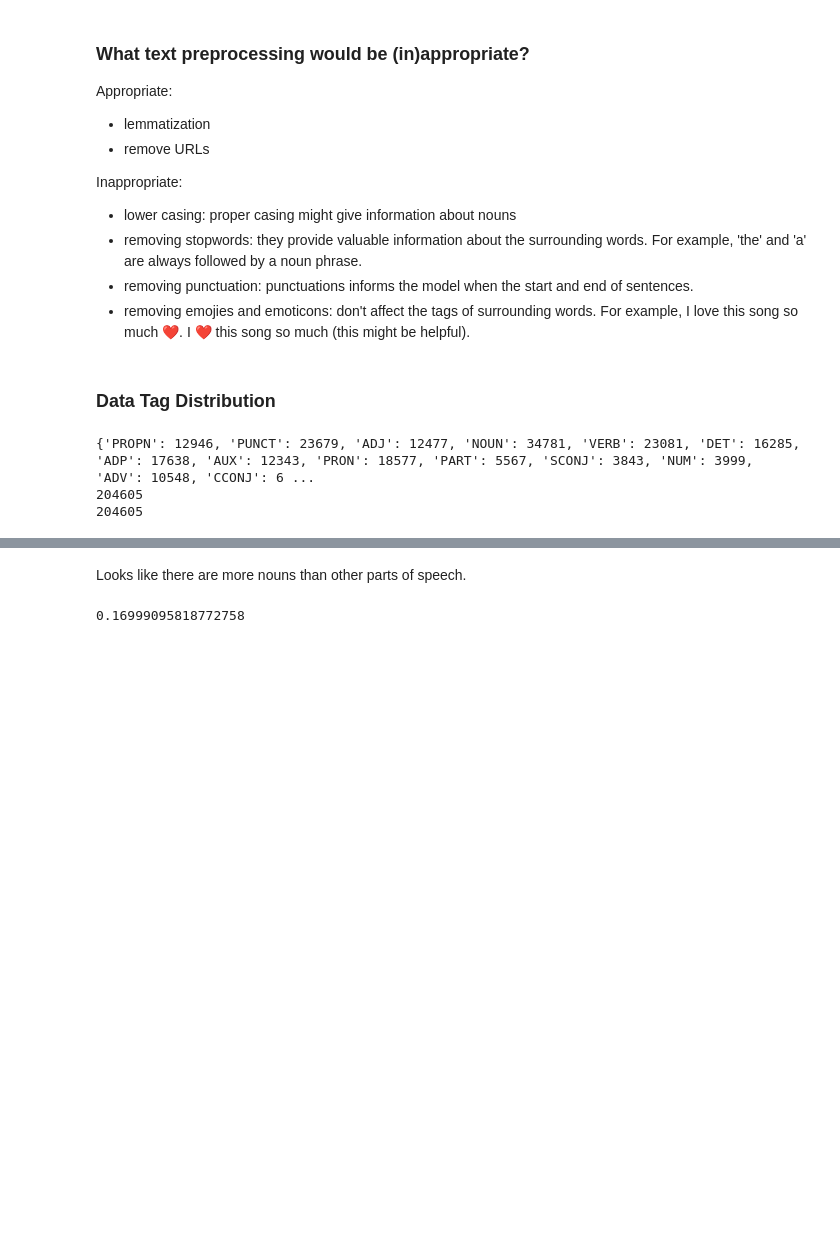
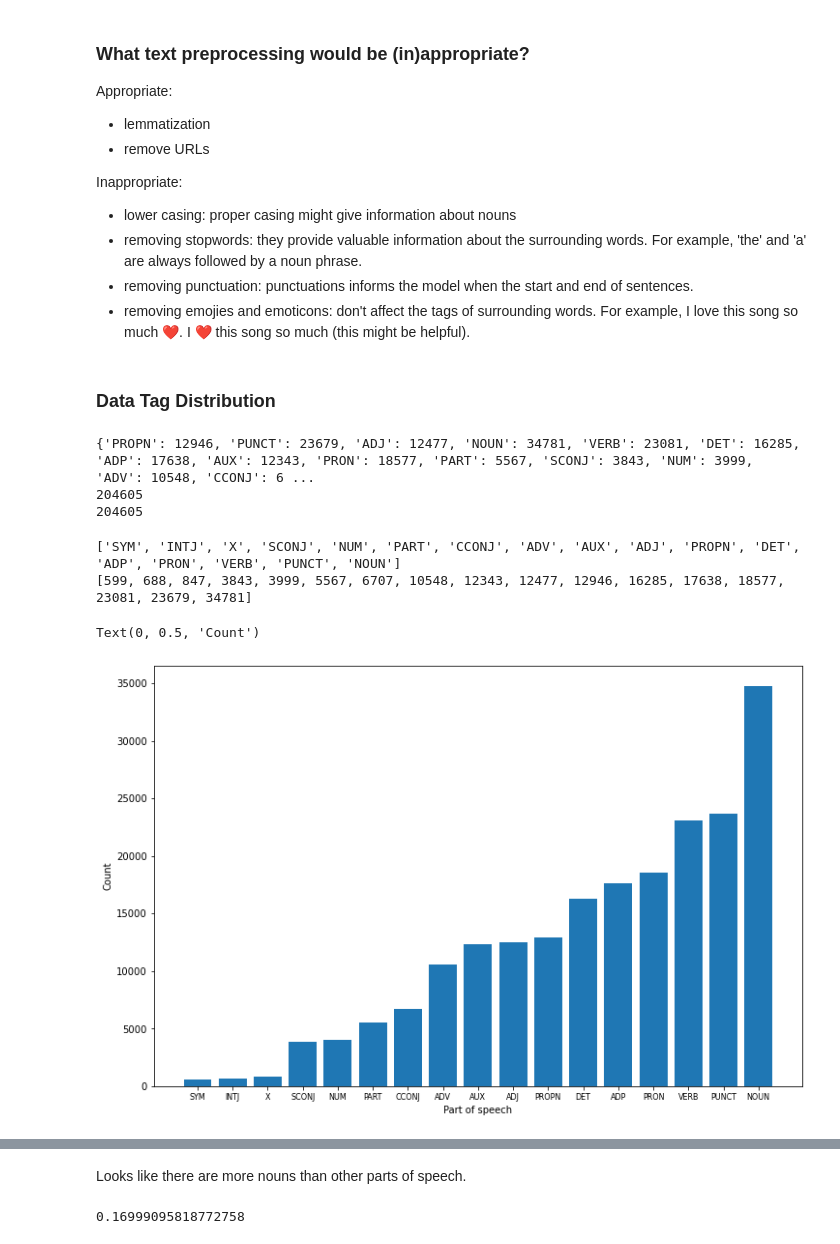
Before and after one commit to JohnnyBuiJB/cs539-nlp-with-deep-learning, a Jupyter notebook: rnn_and_language_representation/part_of_speech_tagging.ipynb, the cells around one changed output, grey strips where cells are left out. Cells and saved outputs as stored; diff of their text form; code cells hidden in the pictures; blank space fills up the shorter version.

```diff
--- a/rnn_and_language_representation/part_of_speech_tagging.ipynb
+++ b/rnn_and_language_representation/part_of_speech_tagging.ipynb
@@ -97,6 +97,36 @@ print(sum(count.values()))
 {'PROPN': 12946, 'PUNCT': 23679, 'ADJ': 12477, 'NOUN': 34781, 'VERB': 23081, 'DET': 16285, 'ADP': 17638, 'AUX': 12343, 'PRON': 18577, 'PART': 5567, 'SCONJ': 3843, 'NUM': 3999, 'ADV': 10548, 'CCONJ': 6 ...
 204605
 204605
+# %%
+import matplotlib.pyplot as plt
+import numpy as np
+
+font = {'family' : 'normal',
+        'size'   : 8}
+
+sorted_count = sorted(count.items(), key=lambda x:x[1])
+
+# Using map for 0 index
+keys = list(map(lambda x: x[0], sorted_count))
+
+# Using map for 1 index
+values = list(map(lambda x: x[1], sorted_count))
+
+print(list(keys))
+print(list(values))
+
+y_pos = np.arange(len(list(keys)))
+
+plt.figure(figsize=(12,8))
+plt.bar(y_pos, values)
+plt.xticks(y_pos, keys, **font)
+plt.xlabel("Part of speech")
+plt.ylabel("Count")
+# %% [output]
+['SYM', 'INTJ', 'X', 'SCONJ', 'NUM', 'PART', 'CCONJ', 'ADV', 'AUX', 'ADJ', 'PROPN', 'DET', 'ADP', 'PRON', 'VERB', 'PUNCT', 'NOUN']
+[599, 688, 847, 3843, 3999, 5567, 6707, 10548, 12343, 12477, 12946, 16285, 17638, 18577, 23081, 23679, 34781]
+Text(0, 0.5, 'Count')
+[figure, added]
 # %%
 import matplotlib.pyplot as plt
 import numpy as np
```
Also changed, not shown: parts of 1 cell of this notebook, 6 other files.
